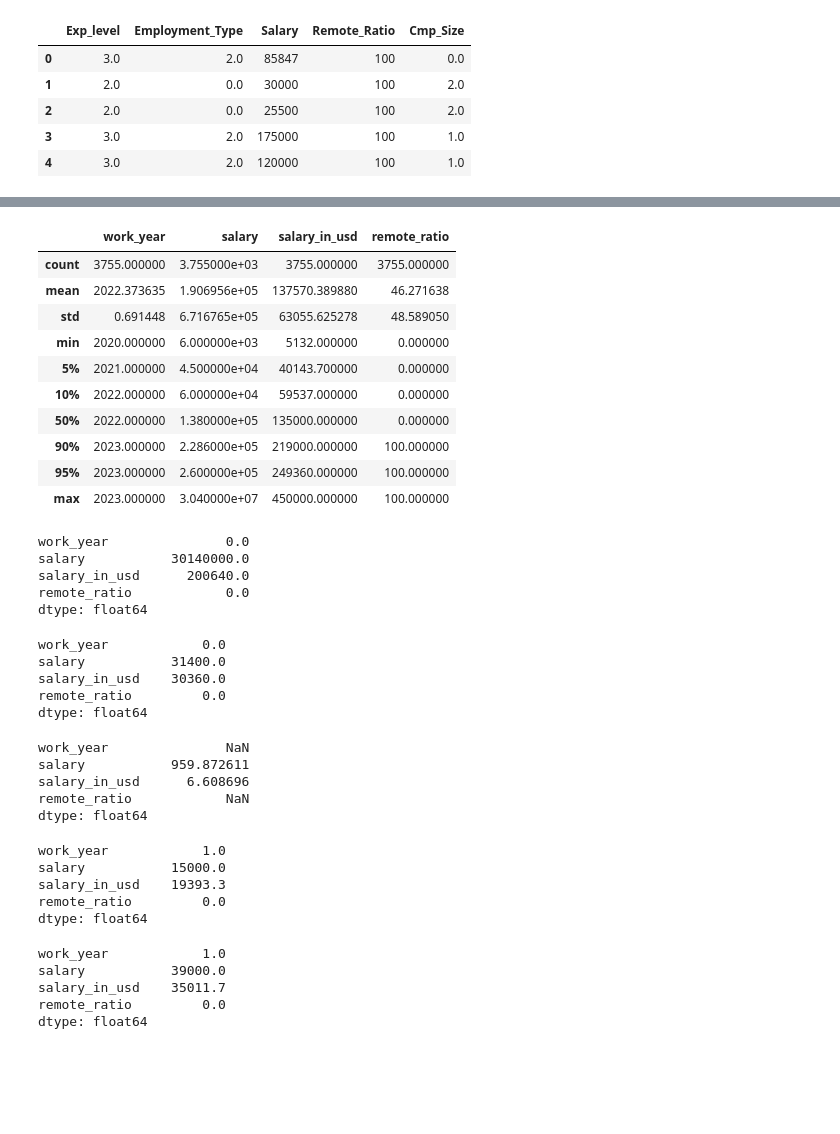
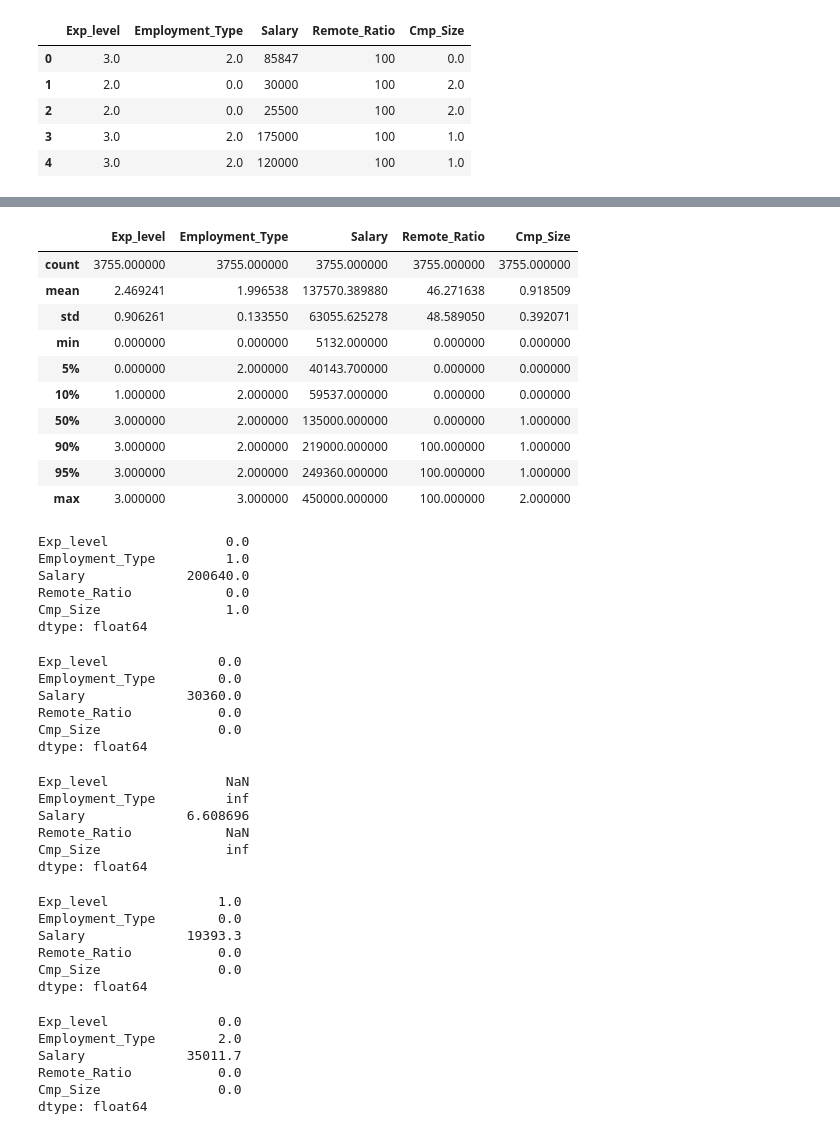
Before and after one commit to waseem-avi/week1_ml_project, a Jupyter notebook: src/project_files/notebooks/salaries_prediction.ipynb, the cells around one changed output, grey strips where cells are left out. Cells and saved outputs as stored; diff of their text form; code cells hidden in the pictures; blank space fills up the shorter version.

```diff
--- a/src/project_files/notebooks/salaries_prediction.ipynb
+++ b/src/project_files/notebooks/salaries_prediction.ipynb
@@ -864,57 +889,62 @@ corr_heatmap.show()
 # %%
-train_stat = df.describe(percentiles = [.05,.1, .9,.95])
+train_stat = processed_data.describe(percentiles = [.05,.1, .9,.95])
 train_stat
 # %% [output]
-|  | work_year | salary | salary_in_usd | remote_ratio |
-| count | 3755.000000 | 3.755000e+03 | 3755.000000 | 3755.000000 |
-| mean | 2022.373635 | 1.906956e+05 | 137570.389880 | 46.271638 |
-| std | 0.691448 | 6.716765e+05 | 63055.625278 | 48.589050 |
-| min | 2020.000000 | 6.000000e+03 | 5132.000000 | 0.000000 |
-| 5% | 2021.000000 | 4.500000e+04 | 40143.700000 | 0.000000 |
-| 10% | 2022.000000 | 6.000000e+04 | 59537.000000 | 0.000000 |
-| 50% | 2022.000000 | 1.380000e+05 | 135000.000000 | 0.000000 |
-| 90% | 2023.000000 | 2.286000e+05 | 219000.000000 | 100.000000 |
-| 95% | 2023.000000 | 2.600000e+05 | 249360.000000 | 100.000000 |
-| max | 2023.000000 | 3.040000e+07 | 450000.000000 | 100.000000 |
+|  | Exp_level | Employment_Type | Salary | Remote_Ratio | Cmp_Size |
+| count | 3755.000000 | 3755.000000 | 3755.000000 | 3755.000000 | 3755.000000 |
+| mean | 2.469241 | 1.996538 | 137570.389880 | 46.271638 | 0.918509 |
+| std | 0.906261 | 0.133550 | 63055.625278 | 48.589050 | 0.392071 |
+| min | 0.000000 | 0.000000 | 5132.000000 | 0.000000 | 0.000000 |
+| 5% | 0.000000 | 2.000000 | 40143.700000 | 0.000000 | 0.000000 |
+| 10% | 1.000000 | 2.000000 | 59537.000000 | 0.000000 | 0.000000 |
+| 50% | 3.000000 | 2.000000 | 135000.000000 | 0.000000 | 1.000000 |
+| 90% | 3.000000 | 2.000000 | 219000.000000 | 100.000000 | 1.000000 |
+| 95% | 3.000000 | 2.000000 | 249360.000000 | 100.000000 | 1.000000 |
+| max | 3.000000 | 3.000000 | 450000.000000 | 100.000000 | 2.000000 |
 # %%
 train_stat.loc['max',:]-train_stat.loc['95%',:]
 # %% [output]
-work_year               0.0
-salary           30140000.0
-salary_in_usd      200640.0
-remote_ratio            0.0
+Exp_level               0.0
+Employment_Type         1.0
+Salary             200640.0
+Remote_Ratio            0.0
+Cmp_Size                1.0
 dtype: float64
 # %%
 train_stat.loc['95%',:]-train_stat.loc['90%',:]
 # %% [output]
-work_year            0.0
-salary           31400.0
-salary_in_usd    30360.0
-remote_ratio         0.0
+Exp_level              0.0
+Employment_Type        0.0
+Salary             30360.0
+Remote_Ratio           0.0
+Cmp_Size               0.0
 dtype: float64
 # %%
 (train_stat.loc['max',:]-train_stat.loc['95%',:])/(train_stat.loc['95%',:]-train_stat.loc['90%',:])
 # %% [output]
-work_year               NaN
-salary           959.872611
-salary_in_usd      6.608696
-remote_ratio            NaN
+Exp_level               NaN
+Employment_Type         inf
+Salary             6.608696
+Remote_Ratio            NaN
+Cmp_Size                inf
 dtype: float64
 # %%
 train_stat.loc['10%',:]-train_stat.loc['5%',:]
 # %% [output]
-work_year            1.0
-salary           15000.0
-salary_in_usd    19393.3
-remote_ratio         0.0
+Exp_level              1.0
+Employment_Type        0.0
+Salary             19393.3
+Remote_Ratio           0.0
+Cmp_Size               0.0
 dtype: float64
 # %%
 train_stat.loc['5%',:]-train_stat.loc['min',:]
 # %% [output]
-work_year            1.0
-salary           39000.0
-salary_in_usd    35011.7
-remote_ratio         0.0
+Exp_level              0.0
+Employment_Type        2.0
+Salary             35011.7
+Remote_Ratio           0.0
+Cmp_Size               0.0
 dtype: float64
 # %%
 (train_stat.loc['5%',:]-train_stat.loc['min',:])/(train_stat.loc['10%',:]-train_stat.loc['5%',:])
```
Also changed, not shown: parts of 17 cells of this notebook, 6 other files.
